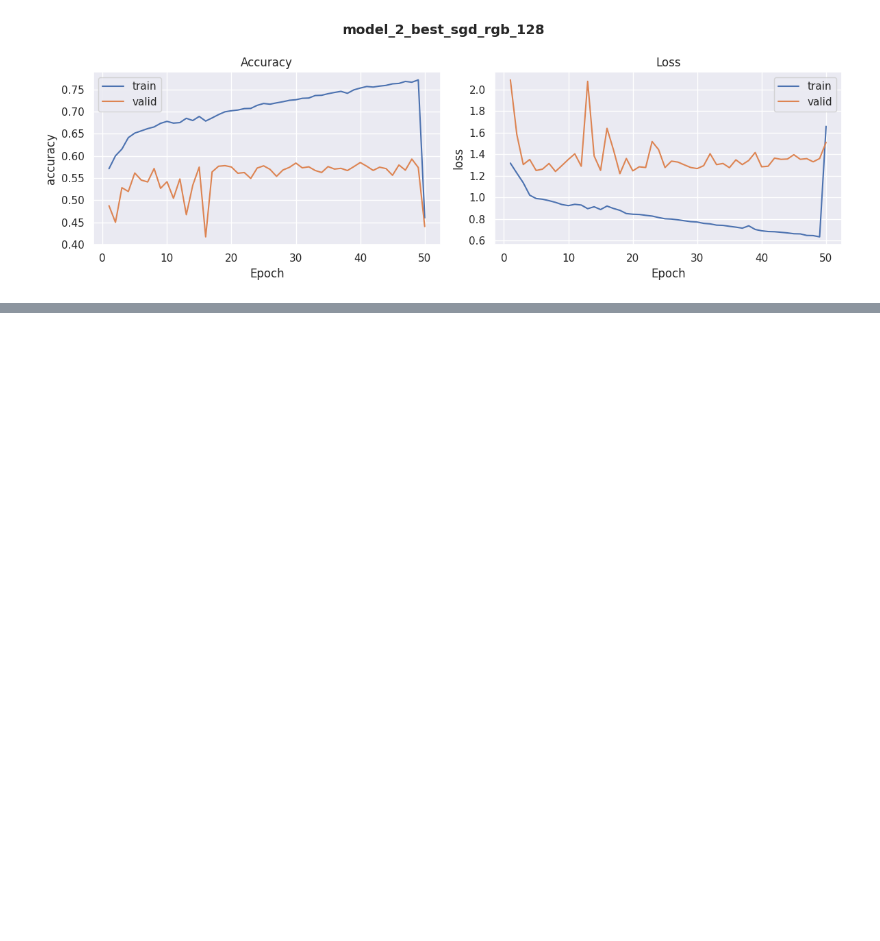
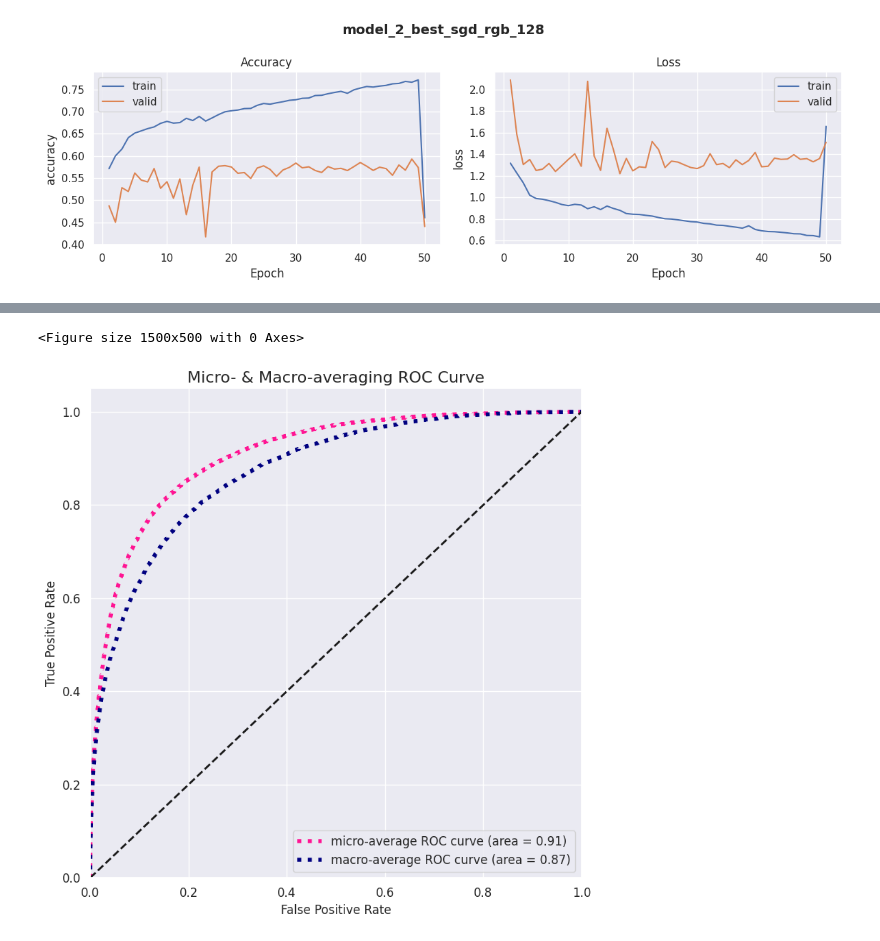
Before and after one commit to DeusNexus/iu-emotion-classification-tensorflow, a Jupyter notebook: notebooks/training_evaluation.ipynb, the cells around one changed output, grey strips where cells are left out. Cells and saved outputs as stored; diff of their text form; code cells hidden in the pictures; blank space fills up the shorter version.

```diff
--- a/notebooks/training_evaluation.ipynb
+++ b/notebooks/training_evaluation.ipynb
@@ -385,0 +542,23 @@ plt.show()
+# %%
+# Plot ROC curve
+sns.set()
+plt.figure(0, (15, 5))
+
+skplt.metrics.plot_roc(
+    y_test,  # True labels (in one-hot encoded form)
+    y_pred_prob,  # Predicted probabilities
+    figsize=(8, 8),
+    title='Micro- & Macro-averaging ROC Curve',
+    plot_micro=True,
+    plot_macro=True,
+    classes_to_plot=labels.values(),  # Display ROC curves for each class
+    cmap='nipy_spectral',
+    title_fontsize=16,
+    text_fontsize=12
+)
+plt.tight_layout()
+plt.savefig("../images/roc_curve_best_model.png")
+plt.show()
+# %% [output]
+<Figure size 1500x500 with 0 Axes>
+[figure, added]
```
Also changed, not shown: parts of 5 cells of this notebook, 5 other files.
